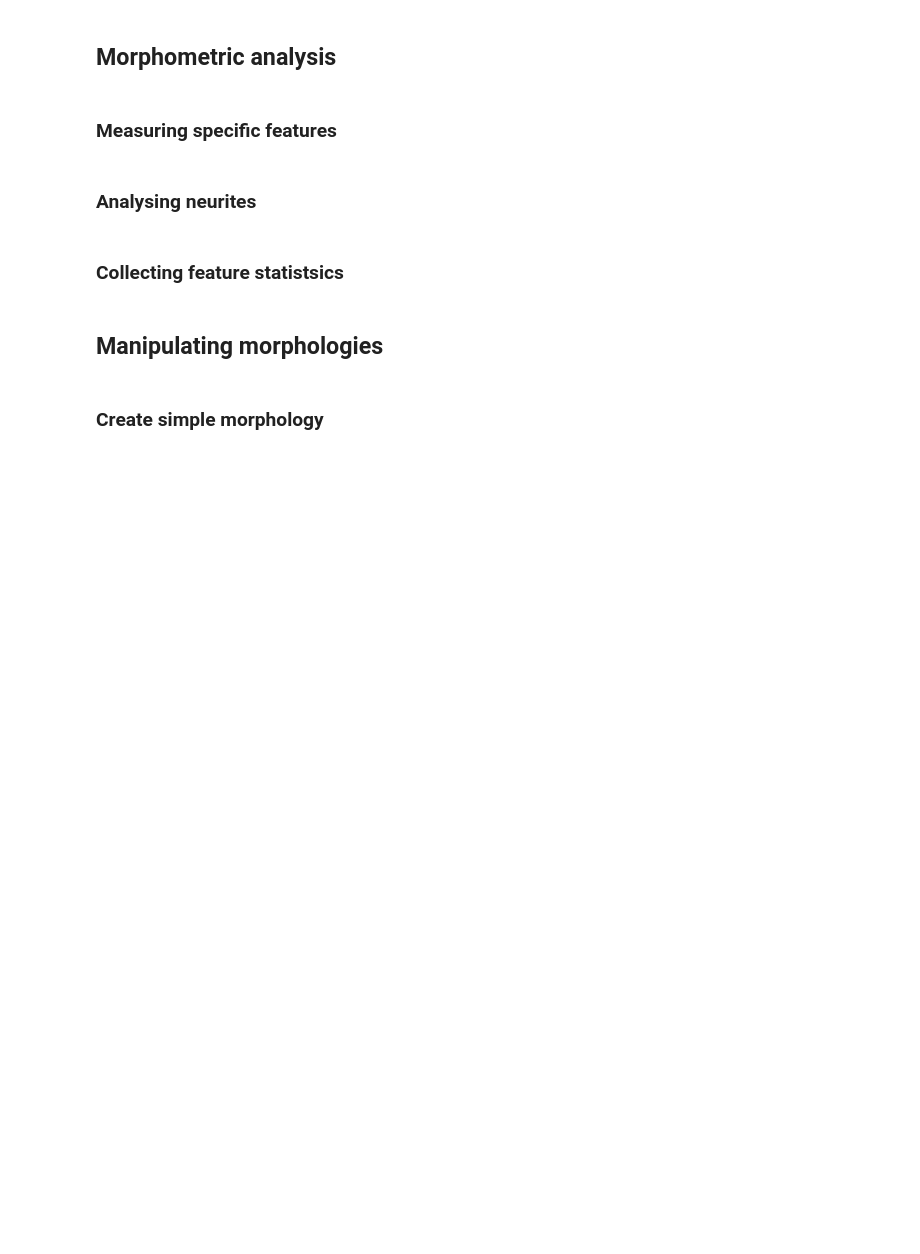
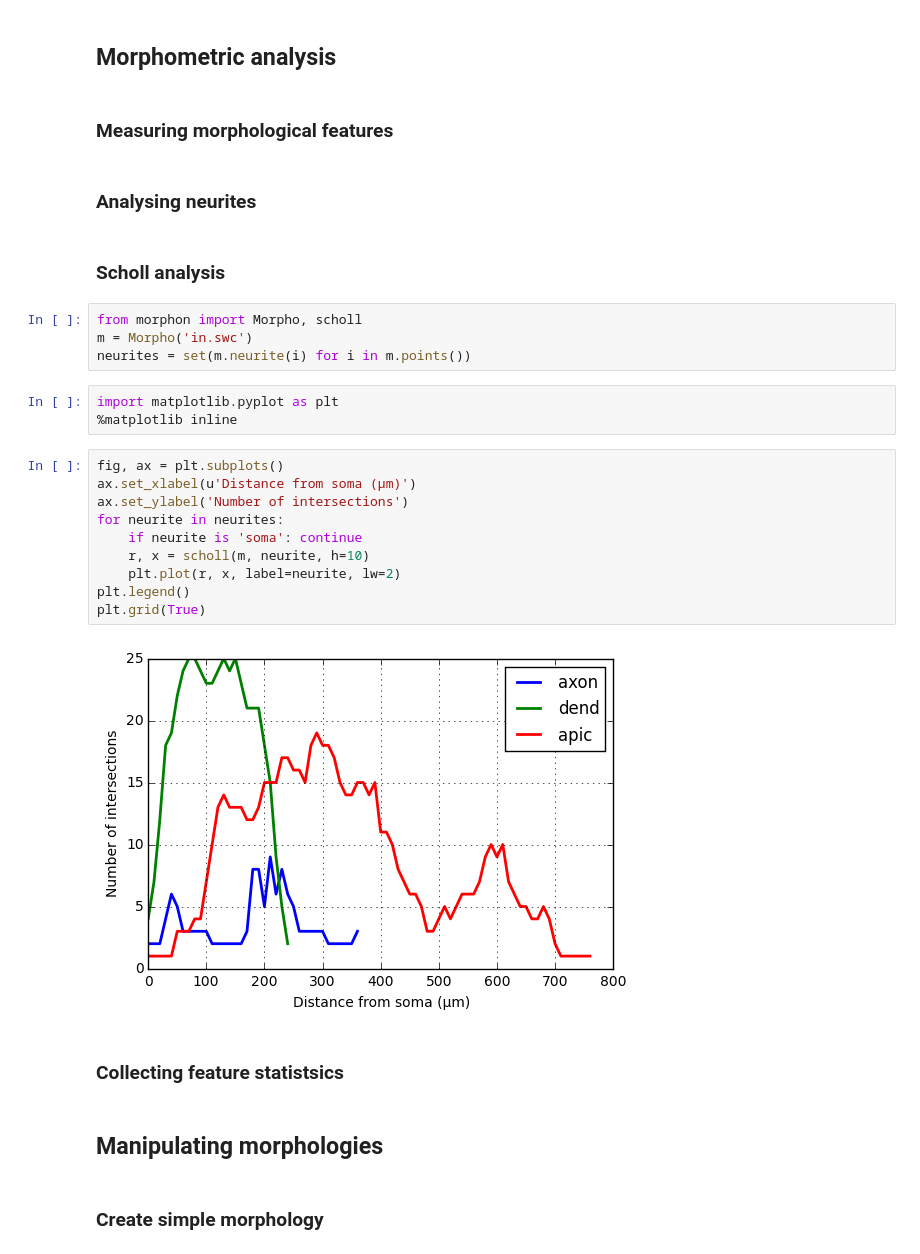
Before and after one commit to a1eko/morphon, a Jupyter notebook: examples/examples.ipynb, the cells around one changed output. Saved outputs shown, nothing was run; the diff lists cells and outputs as text; blank space fills up the shorter version.

```diff
--- a/examples/examples.ipynb
+++ b/examples/examples.ipynb
@@ -86,9 +86,30 @@ plot(m, ax, projection='yz', equal_scales=True)
 # %% [markdown]
 ## Morphometric analysis
 # %% [markdown]
-### Measuring specific features
+### Measuring morphological features
 # %% [markdown]
 ### Analysing neurites
+# %% [markdown]
+### Scholl analysis
+# %%
+from morphon import Morpho, scholl
+m = Morpho('in.swc')
+neurites = set(m.neurite(i) for i in m.points())
+# %%
+import matplotlib.pyplot as plt
+%matplotlib inline
+# %%
+fig, ax = plt.subplots()
+ax.set_xlabel(u'Distance from soma (μm)')
+ax.set_ylabel('Number of intersections')
+for neurite in neurites:
+    if neurite is 'soma': continue
+    r, x = scholl(m, neurite, h=10)
+    plt.plot(r, x, label=neurite, lw=2)
+plt.legend()
+plt.grid(True)
+# %% [output]
+[figure, added]
 # %% [markdown]
 ### Collecting feature statistsics
 # %% [markdown]
```
Also changed, not shown: parts of 14 cells of this notebook, 2 other files.
